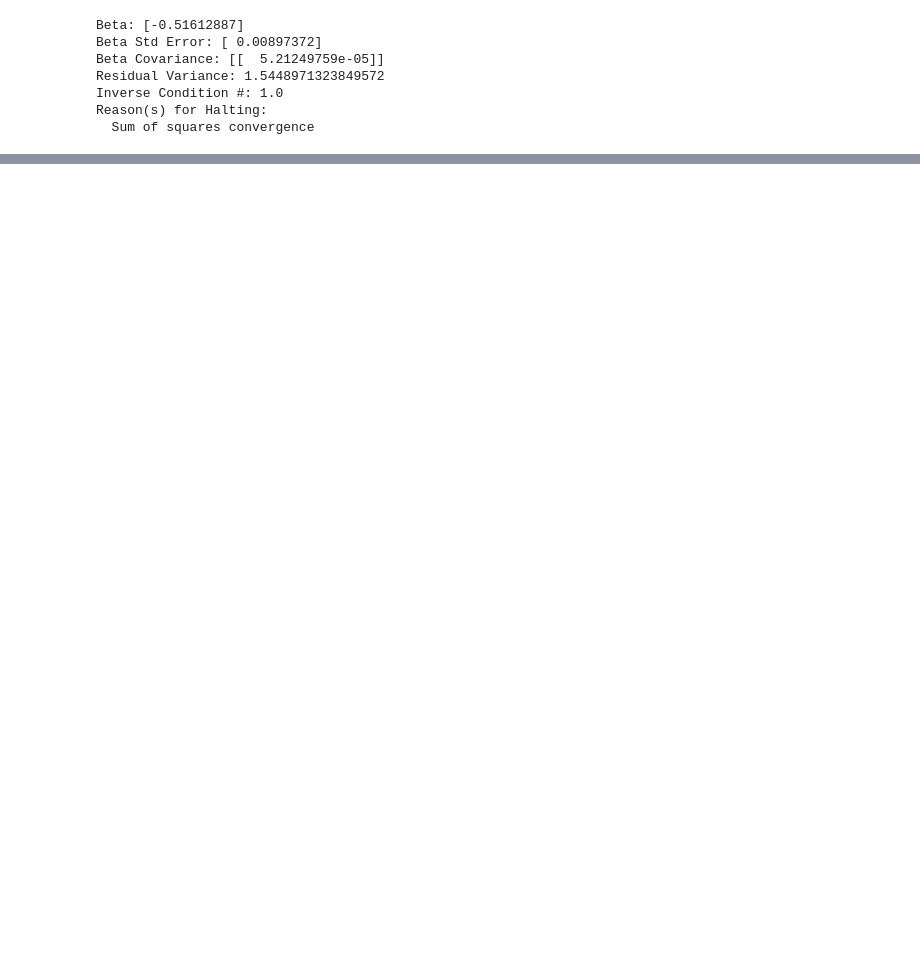
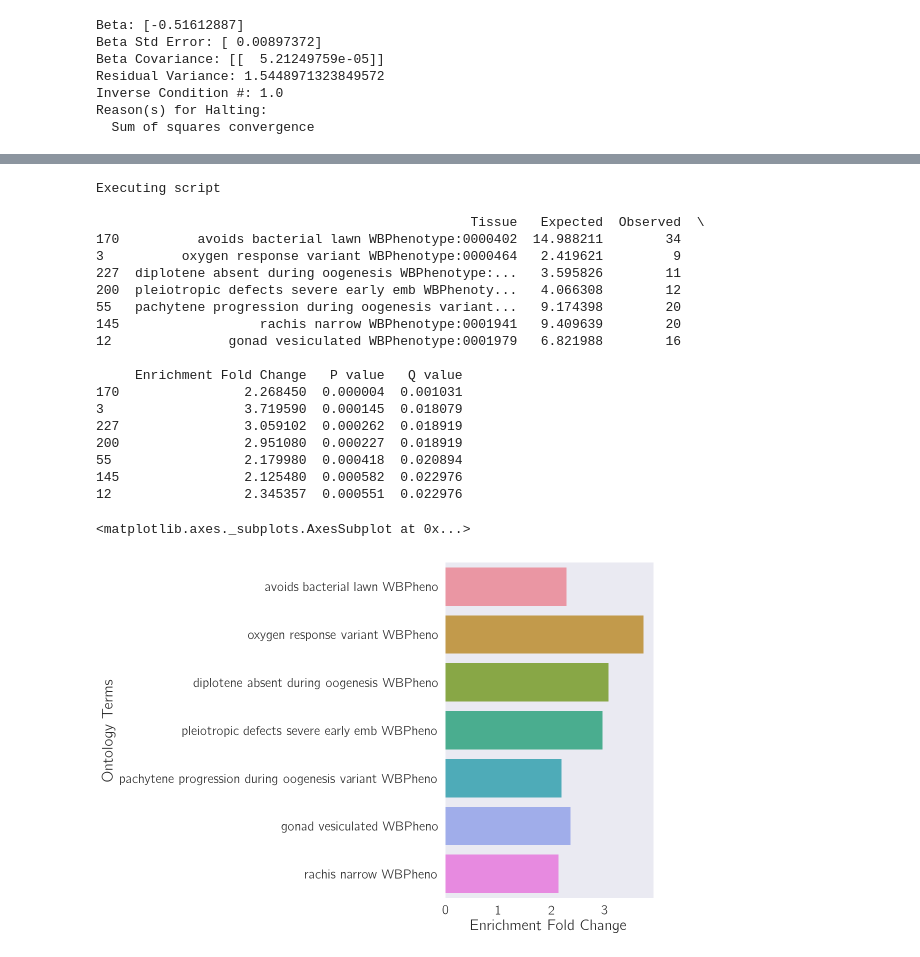
Before and after one commit to WormLabCaltech/Angeles_Leighton_2016, a Jupyter notebook: src/RNA-Seq Analysis.ipynb, the cells around one changed output, grey strips where cells are left out. Cells and saved outputs as stored; diff of their text form; code cells hidden in the pictures; blank space fills up the shorter version.

Commit message:
added epistasis analysis to paper

```diff
--- a/src/RNA-Seq Analysis.ipynb
+++ b/src/RNA-Seq Analysis.ipynb
@@ -1073,0 +1026,25 @@ plt.savefig('../output/epistasis_plot_age_genotype.svg')
+# %%
+_ = tea.enrichment_analysis(dfBetaAG[sig].ens_gene.unique(), phenotype_df)
+tea.plot_enrichment_results(_)
+# %% [output]
+Executing script
+
+                                                Tissue   Expected  Observed  \
+170          avoids bacterial lawn WBPhenotype:0000402  14.988211        34
+3          oxygen response variant WBPhenotype:0000464   2.419621         9
+227  diplotene absent during oogenesis WBPhenotype:...   3.595826        11
+200  pleiotropic defects severe early emb WBPhenoty...   4.066308        12
+55   pachytene progression during oogenesis variant...   9.174398        20
+145                  rachis narrow WBPhenotype:0001941   9.409639        20
+12               gonad vesiculated WBPhenotype:0001979   6.821988        16
+
+     Enrichment Fold Change   P value   Q value
+170                2.268450  0.000004  0.001031
+3                  3.719590  0.000145  0.018079
+227                3.059102  0.000262  0.018919
+200                2.951080  0.000227  0.018919
+55                 2.179980  0.000418  0.020894
+145                2.125480  0.000582  0.022976
+12                 2.345357  0.000551  0.022976
+<matplotlib.axes._subplots.AxesSubplot at 0x...>
+[figure, added]
```
Also changed, not shown: parts of 7 cells of this notebook, 31 other files.
